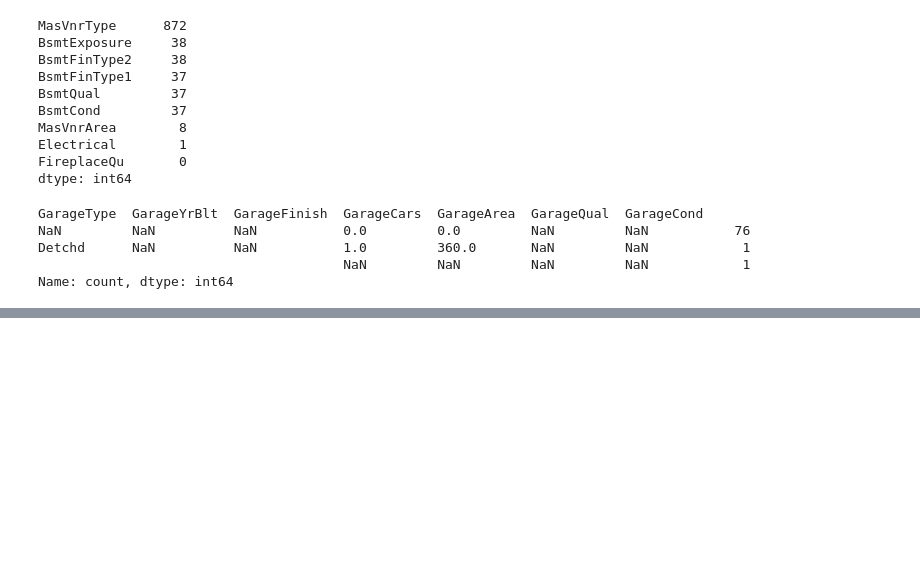
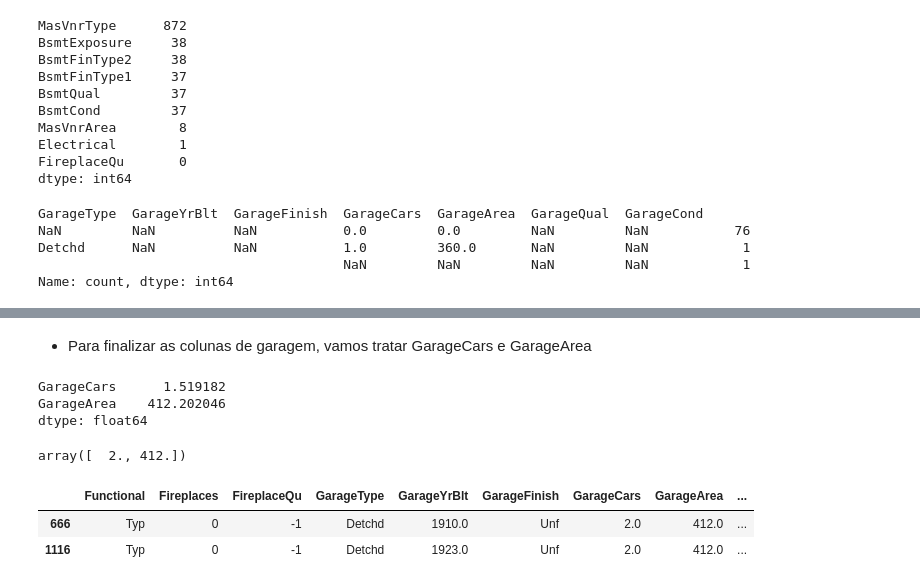
Before and after one commit to BraulioHermanson/Projeto_Housing_Avancado, a Jupyter notebook: Kagle_housing_limpeza.ipynb, the cells around one changed output, grey strips where cells are left out. Drawn from its saved outputs; the diff is of its cells as text; code cells hidden in the pictures; blank space fills up the shorter version.

```diff
--- a/Kagle_housing_limpeza.ipynb
+++ b/Kagle_housing_limpeza.ipynb
@@ -256,0 +405,29 @@ Name: count, dtype: int64
+# %%
+# E fazer o mesmo para GarageCond
+teste.loc[(teste.GarageType == 'Detchd') & (teste.GarageCond.isnull()),'GarageCond'] = moda_GarageCond
+# %% [markdown]
+- Para finalizar as colunas de garagem, vamos tratar GarageCars e GarageArea
+# %%
+# Agora vamos visualizar a média desses valores quando GarageType == "Detchd"
+media_carros = teste.loc[(teste.GarageType == 'Detchd'),['GarageCars','GarageArea']].mean()
+media_carros
+# %% [output]
+GarageCars      1.519182
+GarageArea    412.202046
+dtype: float64
+# %%
+# Como Não podemos ter meio carro, vamos arredondar os valores
+media_carros = round(media_carros,0)
+media_carros.values
+# %% [output]
+array([  2., 412.])
+# %%
+# Podemos usar esses valores se a média for vazia
+teste.loc[(teste.GarageType == 'Detchd'),['GarageCars','GarageArea']] = media_carros.values
+# %%
+# Visualizando os tratamentos feitos
+teste.iloc[[666,1116],55:70]
+# %% [output]
+|  | Functional | Fireplaces | FireplaceQu | GarageType | GarageYrBlt | GarageFinish | GarageCars | GarageArea | ... |
+| 666 | Typ | 0 | -1 | Detchd | 1910.0 | Unf | 2.0 | 412.0 | ... |
+| 1116 | Typ | 0 | -1 | Detchd | 1923.0 | Unf | 2.0 | 412.0 | ... |
```
Also changed, not shown: parts of 26 cells of this notebook.
